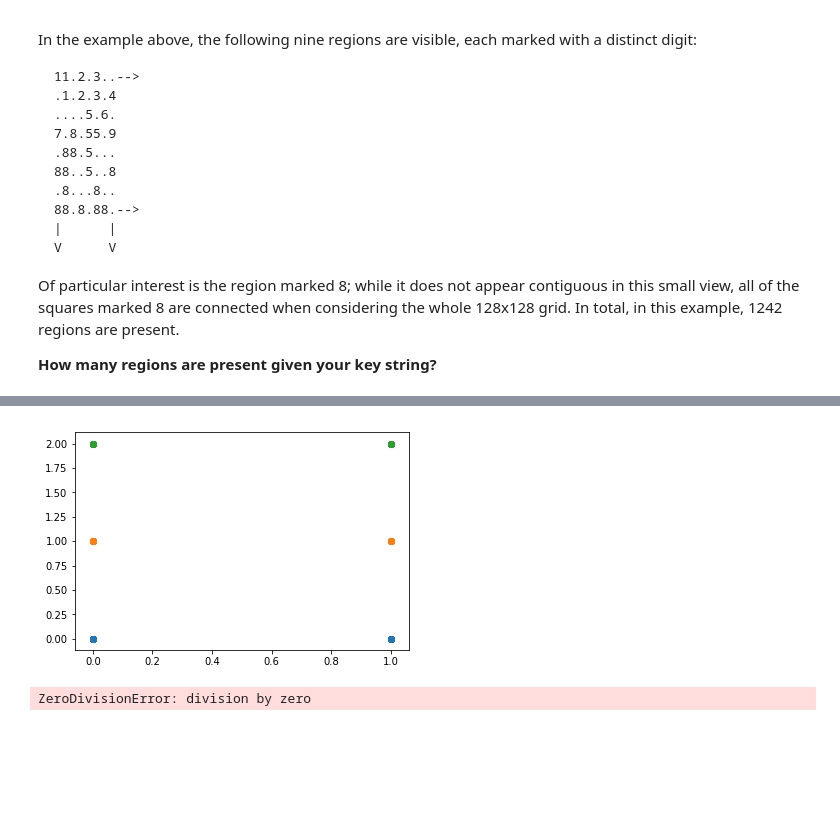
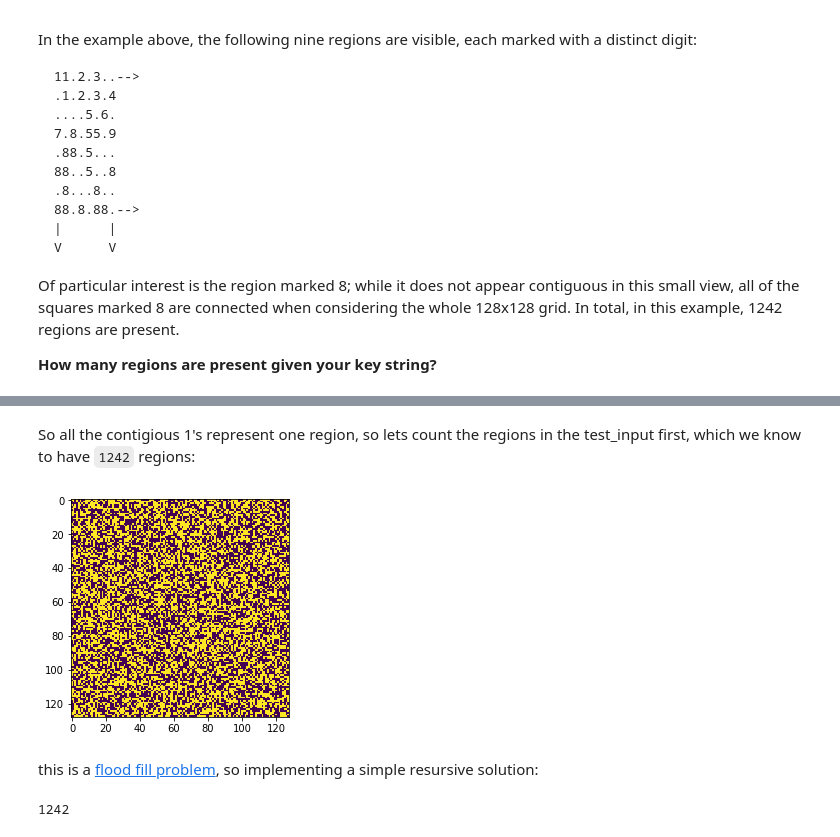
Before and after one commit to khalido/adventofcode, a Jupyter notebook: Day 14 - Disk Defragmentation.ipynb, the cells around one changed output, grey strips where cells are left out. Drawn from its saved outputs; the diff is of its cells as text; code cells hidden in the pictures; blank space fills up the shorter version.

```diff
--- a/Day 14 - Disk Defragmentation.ipynb
+++ b/Day 14 - Disk Defragmentation.ipynb
@@ -47,7 +47,7 @@ import operator
 import numpy as np
 
 def knot_hash(key):
-    """takes in a key and returns the hash """
+    """takes in a key and returns the knot hash """
     suffix = [int(i) for i in "17,31,73,47,23".split(",")]
     key_bytes = [ord(c) for c in key] + suffix
 
@@ -110,6 +112,7 @@ assert knot_hash("129,154,49,198,200,133,97,254,41,6,2,1,255,0,191,108") == "62e
 # %%
 def binary_hash(key):
-    return bin(int(knot_hash(key), 16))
+    """returns the binary knot hash key of a string"""
+    return bin(int(knot_hash(key), 16))[2:].zfill(128)
 
 binary_hash("ugkiagan-0")
 # %% [output]
@@ -167,7 +172,8 @@ import matplotlib.pyplot as plt # mpl is the base of all python plotting angst
 import seaborn as sns # put some trainer wheels & lipstick on mpl
 
 def visualize_squares_used(key_string):
-    grid = [[int(i) for i in binary_hash(k)[2:]] for k in key_string]
+    """takes in a list of strings and returns the binary knot hash in a list of lists"""
+    grid = [[int(i) for i in binary_hash(k)] for k in key_string]
     return grid
 
 disk = visualize_squares_used(puzzle_input)
@@ -190,12 +185,9 @@ plt.plot(2*np.array(disk[1]), )
-# %%
-def plot_array(disk):
-    for i, row in enumerate(disk):
-        plt.scatter(row, [i for _ in range(len(disk[i]))])
-
-plot_array(disk[:3])
-# %% [output]
-[figure, removed]
-# %%
-np.arange(1,step=0)
-# %% [output]
-ZeroDivisionError: division by zero
+# %% [markdown]
+So all the contigious 1's represent one region, so lets count the regions in the test_input first, which we know to have `1242` regions:
+# %%
+test_disk = visualize_squares_used(test_input)
+plt.imshow(test_disk, interpolation=None);
+# %% [output]
+[figure, added]
+# %% [markdown]
+this is a [flood fill problem](https://en.wikipedia.org/wiki/Flood_fill), so implementing a simple resursive solution:
@@ -201,0 +219,13 @@ ZeroDivisionError: division by zero
+# %%
+fill = visualize_squares_used(test_input)
+count = 0
+
+for i in range(len(fill)):
+    for j in range(len(fill[0])):
+        if fill[i][j] == 1:
+            flood_fill(i, j, 1, 8)
+            count += 1
+
+count
+# %% [output]
+1242
```
Also changed, not shown: parts of 18 cells of this notebook.
